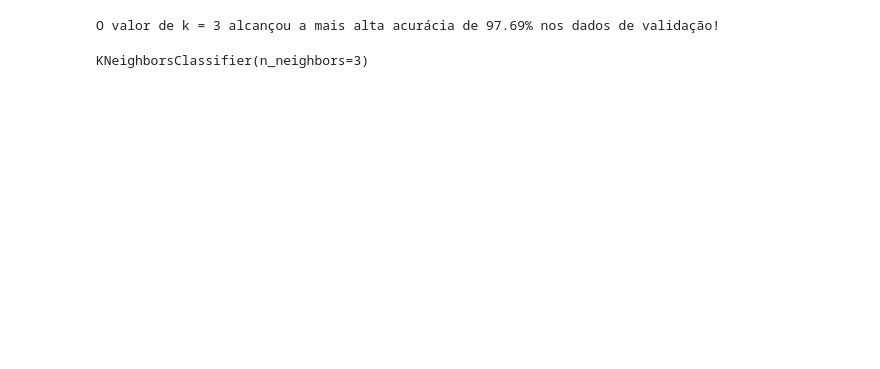
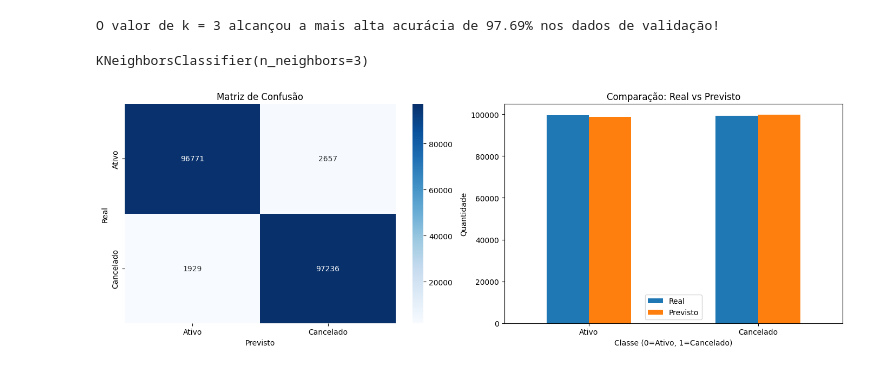
Before and after one commit to vitorribas0/estudos_ciencia_de_dados, a Jupyter notebook: projetos/ModeloPrevisaoCancelamento/ModeloPrevisaoCancelamento.ipynb, the cells around one changed output. Drawn from its saved outputs; the diff is of its cells as text; code cells hidden in the pictures; blank space fills up the shorter version.

```diff
--- a/projetos/ModeloPrevisaoCancelamento/ModeloPrevisaoCancelamento.ipynb
+++ b/projetos/ModeloPrevisaoCancelamento/ModeloPrevisaoCancelamento.ipynb
@@ -719,6 +735,43 @@ KNeighborsClassifier(n_neighbors=3)
 # %%
 # Previsões com os dados de teste
 previsoes = modeloFinal.predict(X_teste_padronizados)
+# %%
+# Visualizando a comparação entre valores reais e previsões
+from sklearn.metrics import confusion_matrix
+
+# Matriz de Confusão
+matriz = confusion_matrix(Y_teste, previsoes)
+
+# Plotando
+plt.rcParams["figure.figsize"] = [14.00, 5.00]
+plt.rcParams["figure.autolayout"] = True
+f, axes = plt.subplots(1, 2)
+
+# Matriz de Confusão
+sns.heatmap(matriz, annot=True, fmt='d', cmap='Blues', ax=axes[0],
+            xticklabels=['Ativo', 'Cancelado'],
+            yticklabels=['Ativo', 'Cancelado'])
+axes[0].set_title('Matriz de Confusão')
+axes[0].set_xlabel('Previsto')
+axes[0].set_ylabel('Real')
+
+# Comparação de Totais
+import pandas as pd
+comparacao = pd.DataFrame({
+    'Real': Y_teste.value_counts().sort_index(),
+    'Previsto': pd.Series(previsoes).value_counts().sort_index()
+})
+comparacao.plot(kind='bar', ax=axes[1], color=['#1F77B4', '#FF7F0E'])
+axes[1].set_title('Comparação: Real vs Previsto')
+axes[1].set_xlabel('Classe (0=Ativo, 1=Cancelado)')
+axes[1].set_ylabel('Quantidade')
+axes[1].set_xticklabels(['Ativo', 'Cancelado'], rotation=0)
+axes[1].legend(['Real', 'Previsto'])
+
+plt.tight_layout()
+plt.show()
+# %% [output]
+[figure, added]
 # %%
 print('Acurácia do modelo: ' , accuracy_score(Y_teste, previsoes))
 # %% [output]
```
Also changed, not shown: parts of 7 cells of this notebook, 1 other file.
